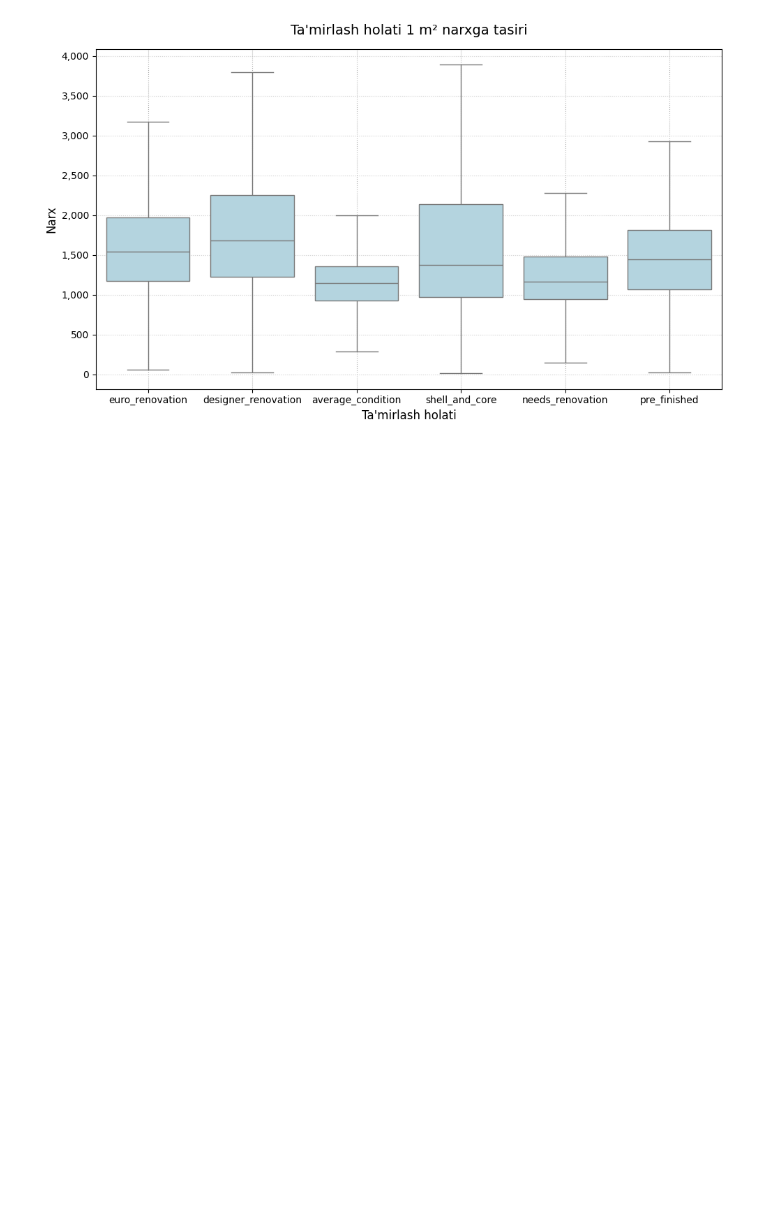
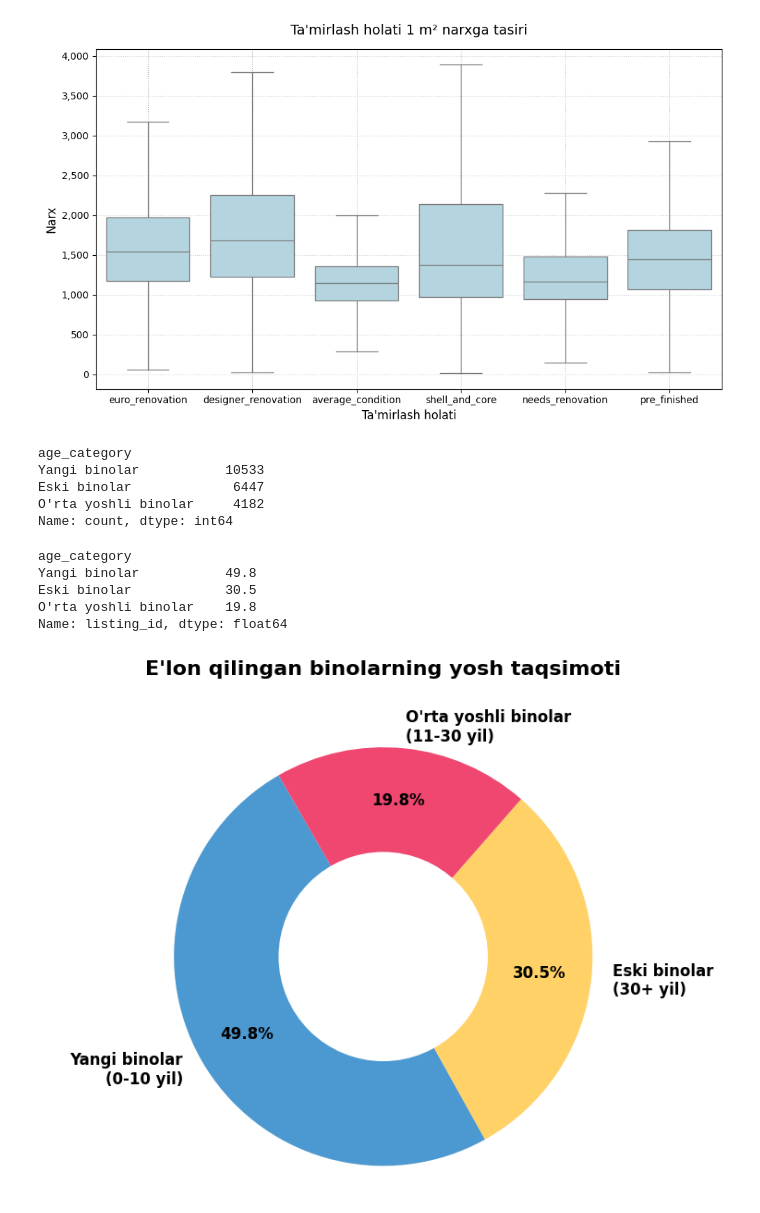
Before and after one commit to Javoh20111/Tashkent-apartment-analysis, a Jupyter notebook: notebooks/2_data_analysis.ipynb, the cells around one changed output. Drawn from its saved outputs; the diff is of its cells as text; code cells hidden in the pictures; blank space fills up the shorter version.

```diff
--- a/notebooks/2_data_analysis.ipynb
+++ b/notebooks/2_data_analysis.ipynb
@@ -563,3 +563,54 @@ plt.tight_layout()
 plt.show()
 # %% [output]
 [figure]
+# %%
+def count_age(x):
+    if pd.isna(x):
+        return np.nan
+    if 1<= x <=10:
+        return 'Yangi binolar'
+    elif 11<= x <=30:
+        return 'O\'rta yoshli binolar'
+    else:
+        return 'Eski binolar'
+
+df["age_category"] = df["age"].apply(count_age)
+# %% [output]
+age_category
+Yangi binolar           10533
+Eski binolar             6447
+O'rta yoshli binolar     4182
+Name: count, dtype: int64
+# %%
+sizes = round((df.groupby("age_category")["listing_id"].count().sort_values(ascending=False)/len(df.dropna(subset=["age_category"])))*100, 1)
+# %%
+sizes
+# %% [output]
+age_category
+Yangi binolar           49.8
+Eski binolar            30.5
+O'rta yoshli binolar    19.8
+Name: listing_id, dtype: float64
+# %%
+# 1. Ma'lumotlarni kiriting
+labels = ['Yangi binolar\n(0-10 yil)', 'Eski binolar\n(30+ yil)', 'O\'rta yoshli binolar\n(11-30 yil)']
+
+colors = ['#4C98D0', '#FFD166', '#EF476F']
+fig, ax = plt.subplots(figsize=(8, 6))
+
+
+wedges, texts, autotexts = ax.pie(sizes.values, labels=labels, colors=colors, autopct='%1.1f%%',
+                                  startangle=120, pctdistance=0.75,
+                                  textprops={'fontsize': 12, 'weight': 'bold'})
+
+centre_circle = plt.Circle((0,0), 0.50, fc='white')
+fig.gca().add_artist(centre_circle)
+
+
+ax.axis('equal')
+
+plt.title("E'lon qilingan binolarning yosh taqsimoti", fontsize=16, pad=40, fontweight='bold')
+plt.tight_layout()
+plt.show()
+# %% [output]
+[figure, added]
```
Also changed, not shown: parts of 1 cell of this notebook.
